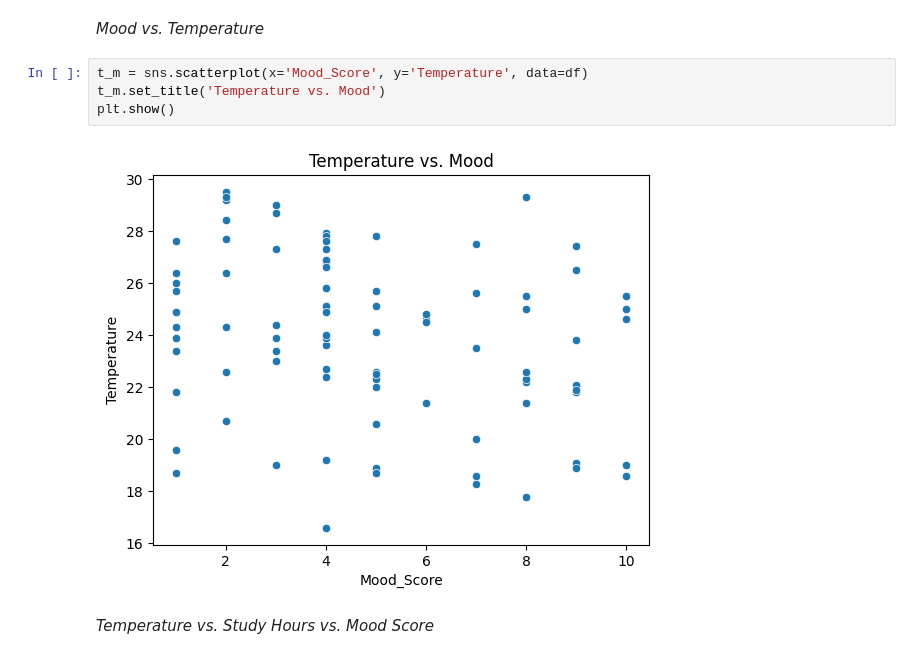
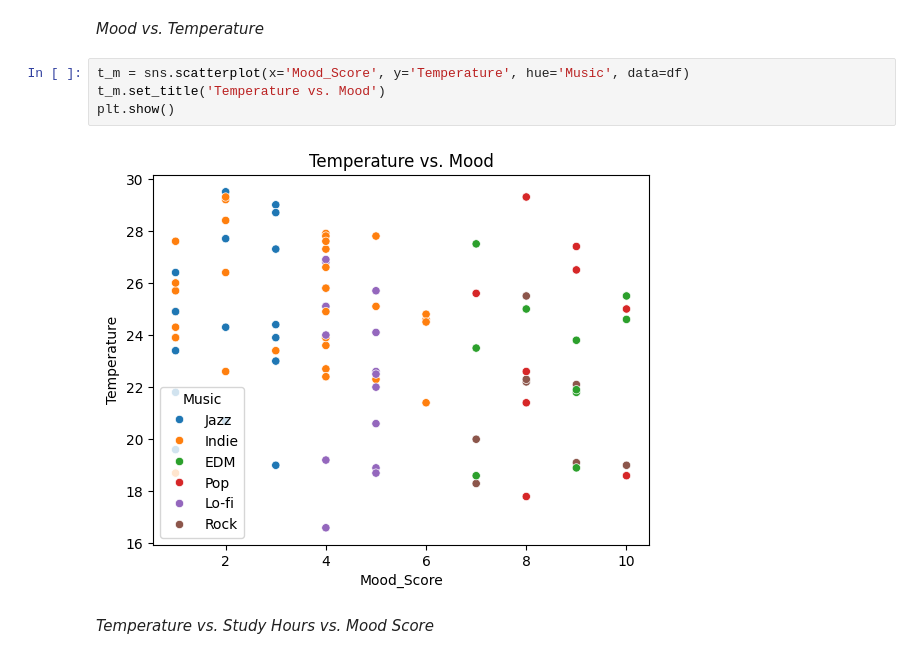
Before and after one commit to devin-ph/productivity-ananlysis-eda, a Jupyter notebook: notebooks/3.bivariate_analysis.ipynb, the cells around one changed output. Cells and saved outputs as stored; diff of their text form.

```diff
--- a/notebooks/3.bivariate_analysis.ipynb
+++ b/notebooks/3.bivariate_analysis.ipynb
@@ -41,11 +41,11 @@ plt.show()
 # %% [markdown]
 *Mood vs. Temperature*
 # %%
-t_m = sns.scatterplot(x='Mood_Score', y='Temperature', data=df)
+t_m = sns.scatterplot(x='Mood_Score', y='Temperature', hue='Music', data=df)
 t_m.set_title('Temperature vs. Mood')
 plt.show()
 # %% [output]
-[figure, old version]
+[figure, new version]
 # %% [markdown]
 *Temperature vs. Study Hours vs. Mood Score*
 # %%
```
Also changed, not shown: parts of 2 cells of this notebook.
